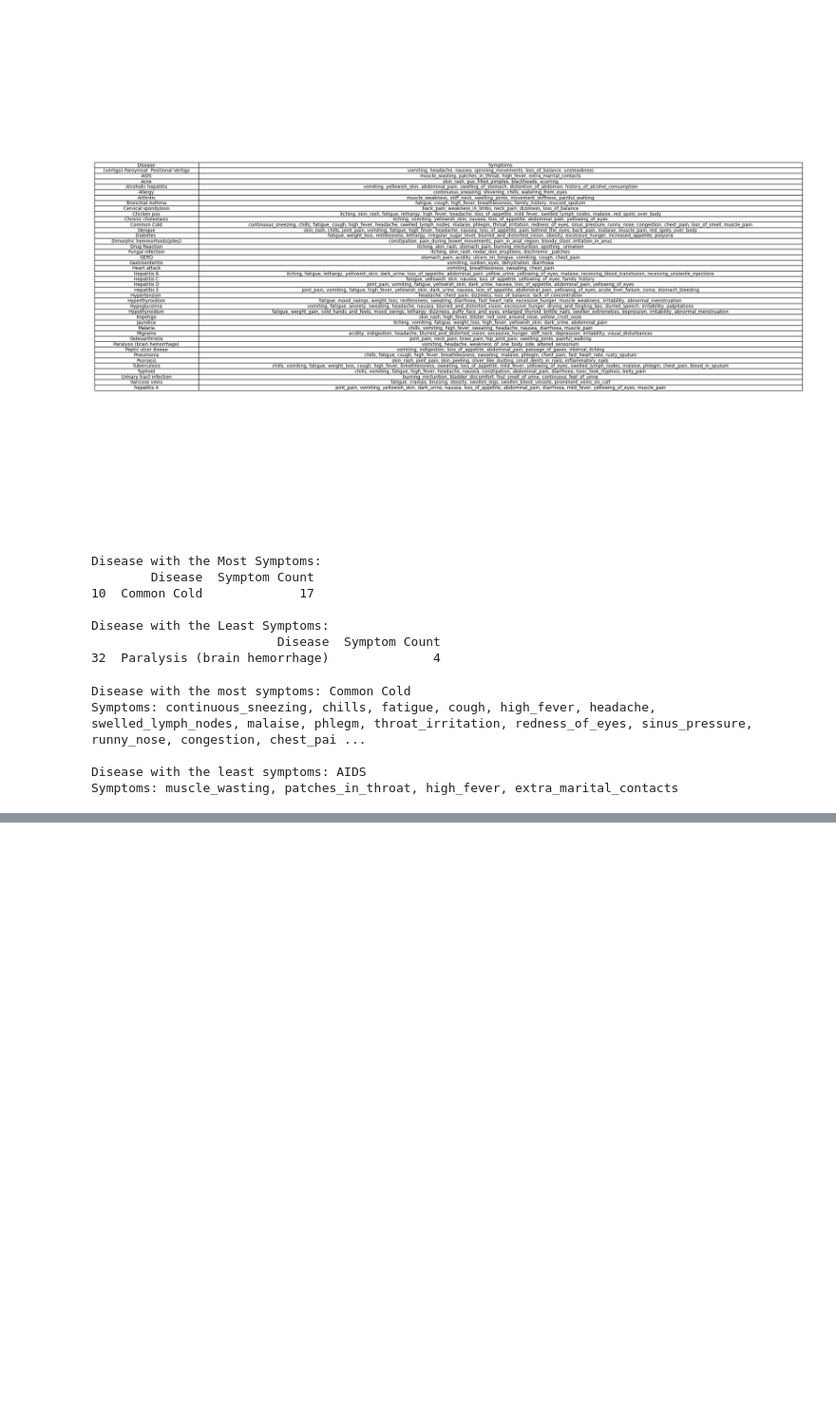
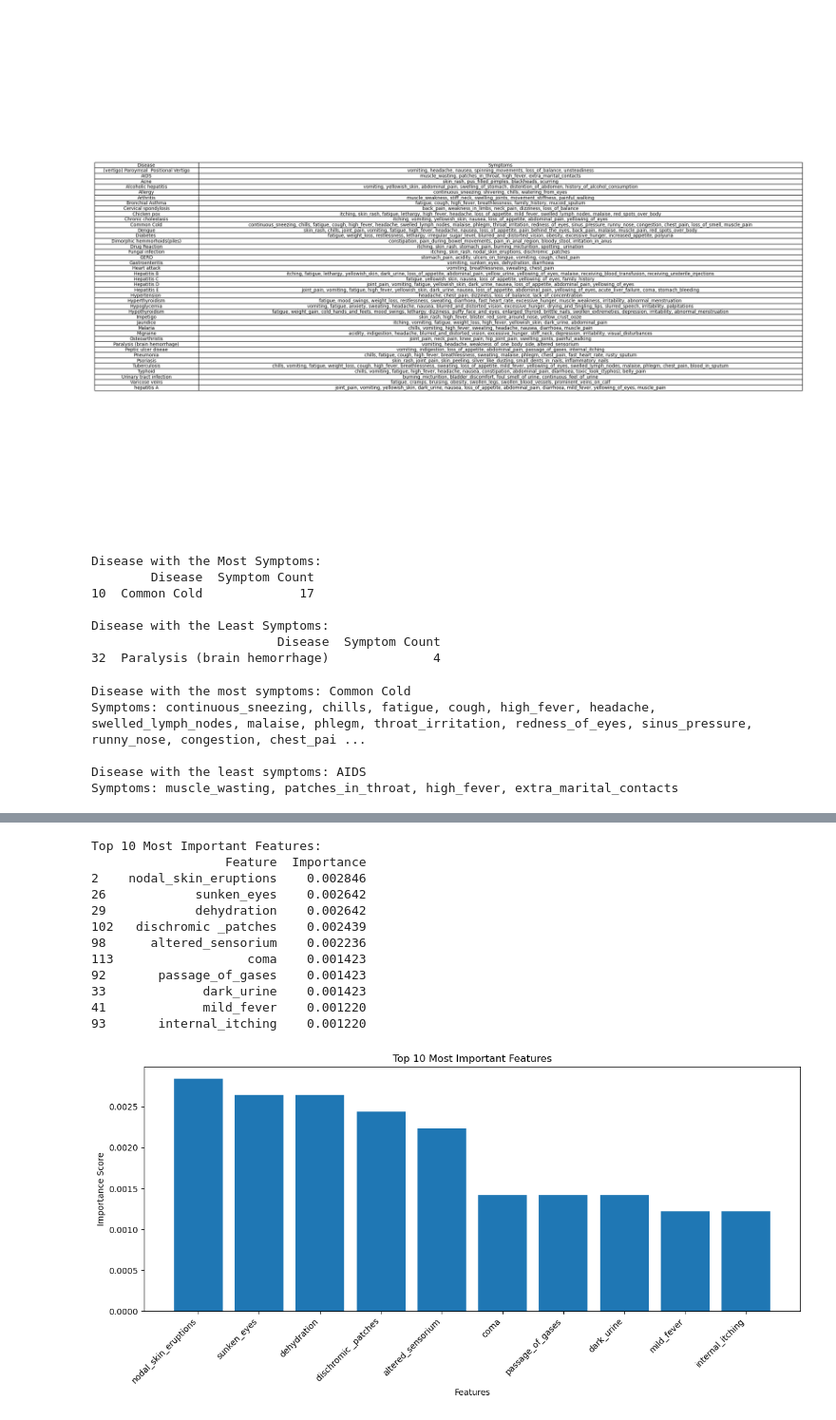
Before and after one commit to olga-mineyeva/team6-project, a Jupyter notebook: experiments/David_EDA_WIP.ipynb, the cells around one changed output, grey strips where cells are left out. Shown at 95% size. Drawn from its saved outputs; the diff is of its cells as text; code cells hidden in the pictures; blank space fills up the shorter version.

```diff
--- a/experiments/David_EDA_WIP.ipynb
+++ b/experiments/David_EDA_WIP.ipynb
@@ -513,0 +872,68 @@ Predicted Disease for example input: Acne
+# %%
+# Get feature names
+feature_names = X.columns
+
+# Function to calculate feature importance using permutation importance
+def calculate_feature_importance(model, X, y, feature_names):
+    baseline_score = model.evaluate(X, y, verbose=0)[1]
+    importance_scores = []
+
+    for column in range(X.shape[1]):
+        # Store original values
+        hold = X[:, column].copy()
+
+        # Permute the feature
+        X[:, column] = np.random.permutation(X[:, column])
+
+        # Calculate new score
+        permuted_score = model.evaluate(X, y, verbose=0)[1]
+
+        # Calculate importance
+        importance = baseline_score - permuted_score
+
+        # Restore original values
+        X[:, column] = hold
+
+        importance_scores.append(importance)
+
+    # Create DataFrame with feature names and importance scores
+    feature_importance = pd.DataFrame({
+        'Feature': feature_names,
+        'Importance': importance_scores
+    })
+
+    return feature_importance.sort_values('Importance', ascending=False)
+
+# Calculate feature importance
+importance_df = calculate_feature_importance(model, X_scaled, y_categorical, feature_names)
+
+# Display top 10 features
+print("\nTop 10 Most Important Features:")
+print(importance_df.head(10))
+
+# Plot top 10 features
+plt.figure(figsize=(12, 6))
+plt.bar(importance_df['Feature'][:10], importance_df['Importance'][:10])
+plt.xticks(rotation=45, ha='right')
+plt.title('Top 10 Most Important Features')
+plt.xlabel('Features')
+plt.ylabel('Importance Score')
+plt.tight_layout()
+plt.show()
+
+# Save feature importance results
+importance_df.to_csv('feature_importance.csv', index=False)
+# %% [output]
+Top 10 Most Important Features:
+                  Feature  Importance
+2    nodal_skin_eruptions    0.002846
+26            sunken_eyes    0.002642
+29            dehydration    0.002642
+102   dischromic _patches    0.002439
+98      altered_sensorium    0.002236
+113                  coma    0.001423
+92       passage_of_gases    0.001423
+33             dark_urine    0.001423
+41             mild_fever    0.001220
+93       internal_itching    0.001220
+[figure, added]
```
Also changed, not shown: parts of 17 cells of this notebook.
